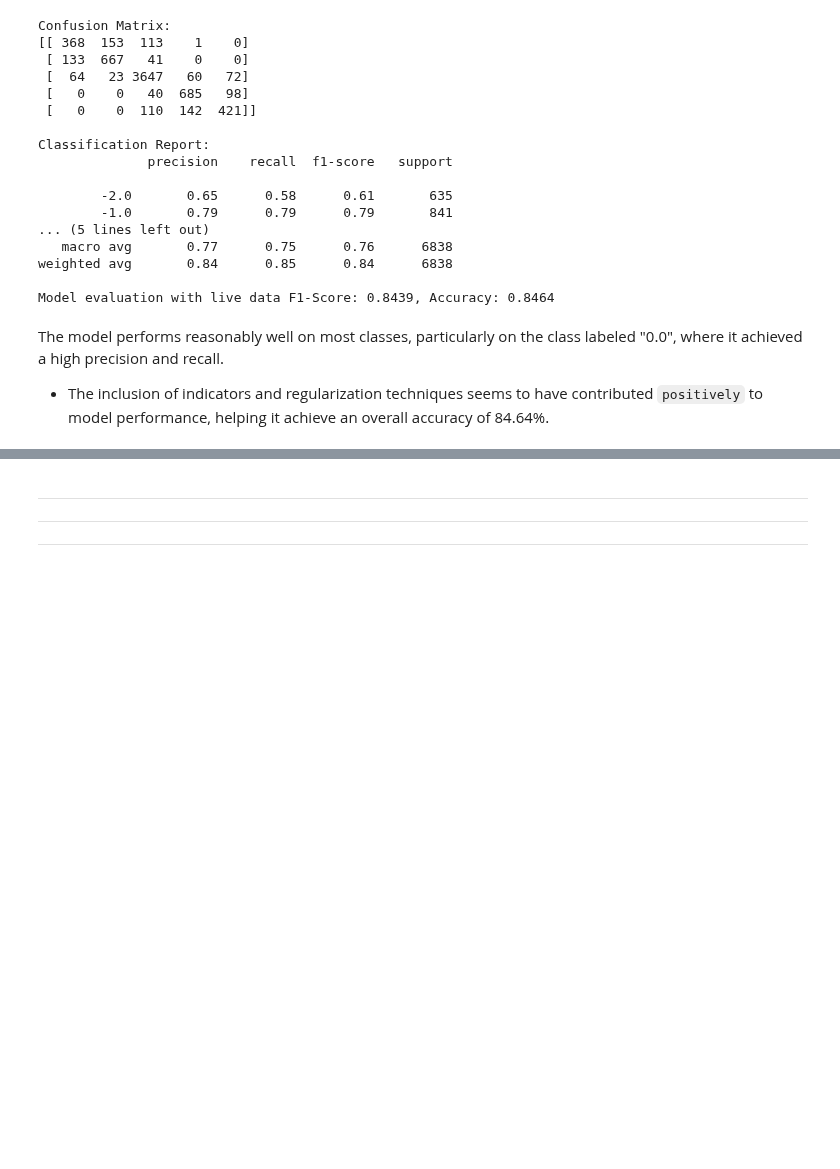
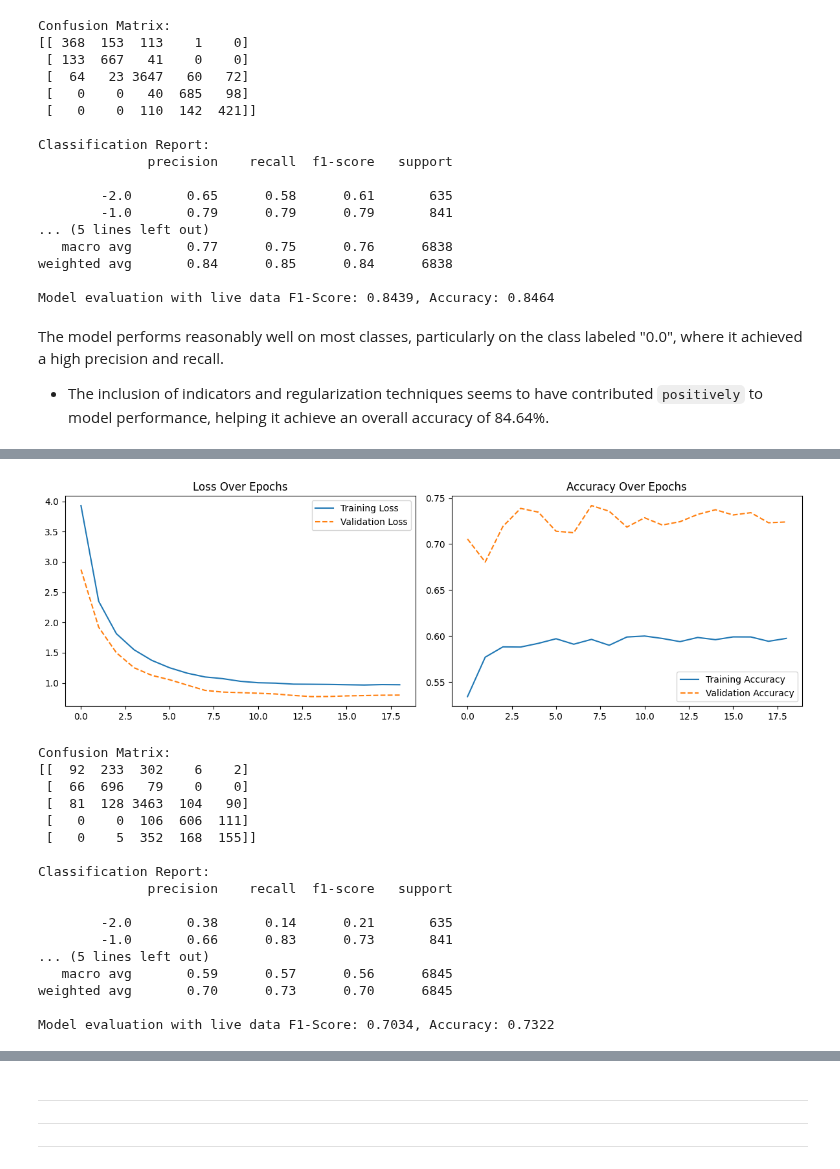
Before and after one commit to natapone/btc_live_price_prediction, a Jupyter notebook: 04_deep_learning_model.ipynb, the cells around one changed output, grey strips where cells are left out. Saved outputs shown, nothing was run; the diff lists cells and outputs as text; code cells hidden in the pictures; blank space fills up the shorter version.

```diff
--- a/04_deep_learning_model.ipynb
+++ b/04_deep_learning_model.ipynb
@@ -1088,0 +1349,20 @@ The model performs reasonably well on most classes, particularly on the class la
+# %%
+T = 24 # number of periods to use as input features (time steps)
+
+df = read_hist_data()
+df = get_target_next_ema_diff(df, target_shift=5)
+df = get_features_v3(df, T=T)
+df = df.dropna()
+
+# print(df.head(5))
+# print(df.tail(5))
+
+F = int((df.shape[1] -1) / T) # number of input features
+C = 5 # number of classes
+
+# Count target values
+print("Count", df['target'].value_counts())
+
+print("Data shape: ", df.shape )
+print(f"Input shape: ({T}, {F})")
+df.describe()
@@ -1088,0 +1389,21 @@ The model performs reasonably well on most classes, particularly on the class la
+# %%
+train_dl_trend_prediction_model(df, T, model_name = 'dl_btc_ema_5hr_trend',test_size=0.3, epochs=50)
+# %% [output]
+[figure, added]
+Confusion Matrix:
+[[  92  233  302    6    2]
+ [  66  696   79    0    0]
+ [  81  128 3463  104   90]
+ [   0    0  106  606  111]
+ [   0    5  352  168  155]]
+
+Classification Report:
+              precision    recall  f1-score   support
+
+        -2.0       0.38      0.14      0.21       635
+        -1.0       0.66      0.83      0.73       841
+... (5 lines left out)
+   macro avg       0.59      0.57      0.56      6845
+weighted avg       0.70      0.73      0.70      6845
+
+Model evaluation with live data F1-Score: 0.7034, Accuracy: 0.7322
```
Also changed, not shown: parts of 24 cells of this notebook.
